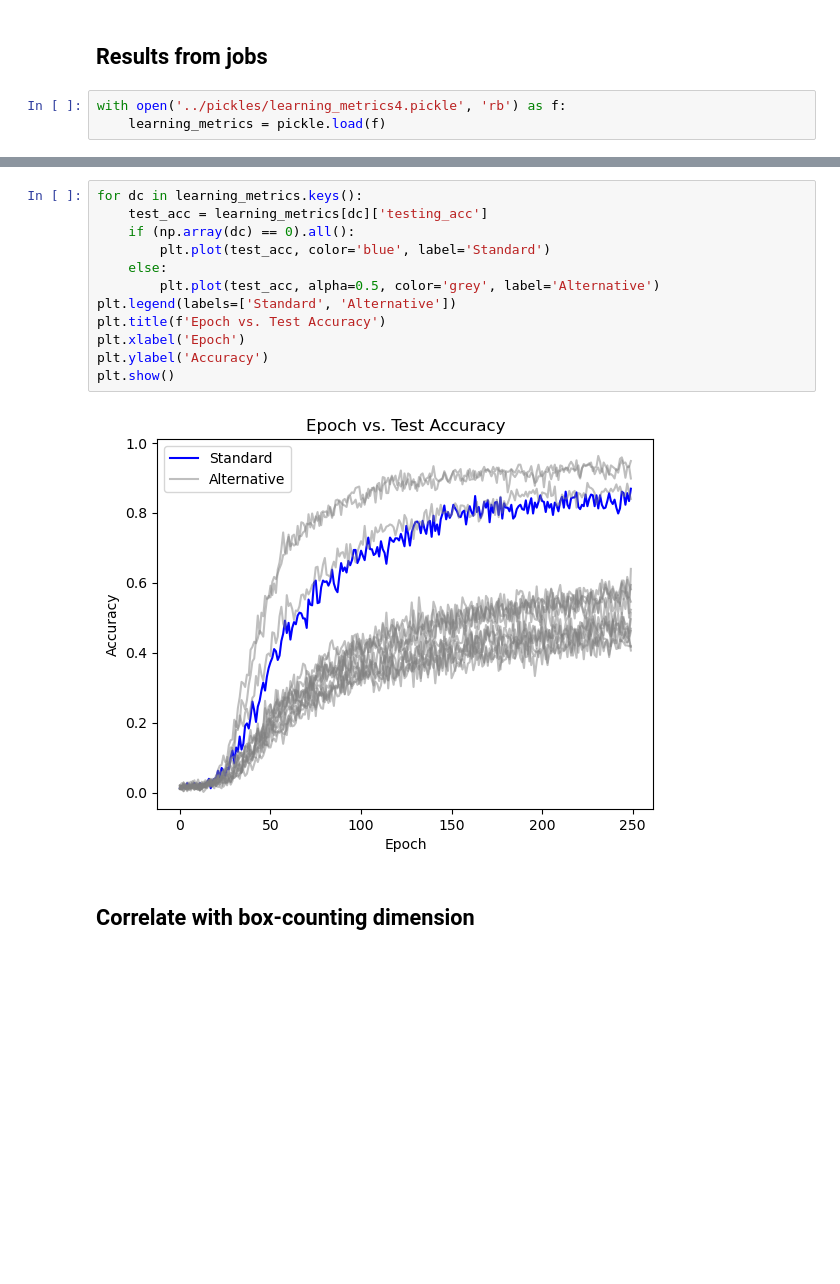
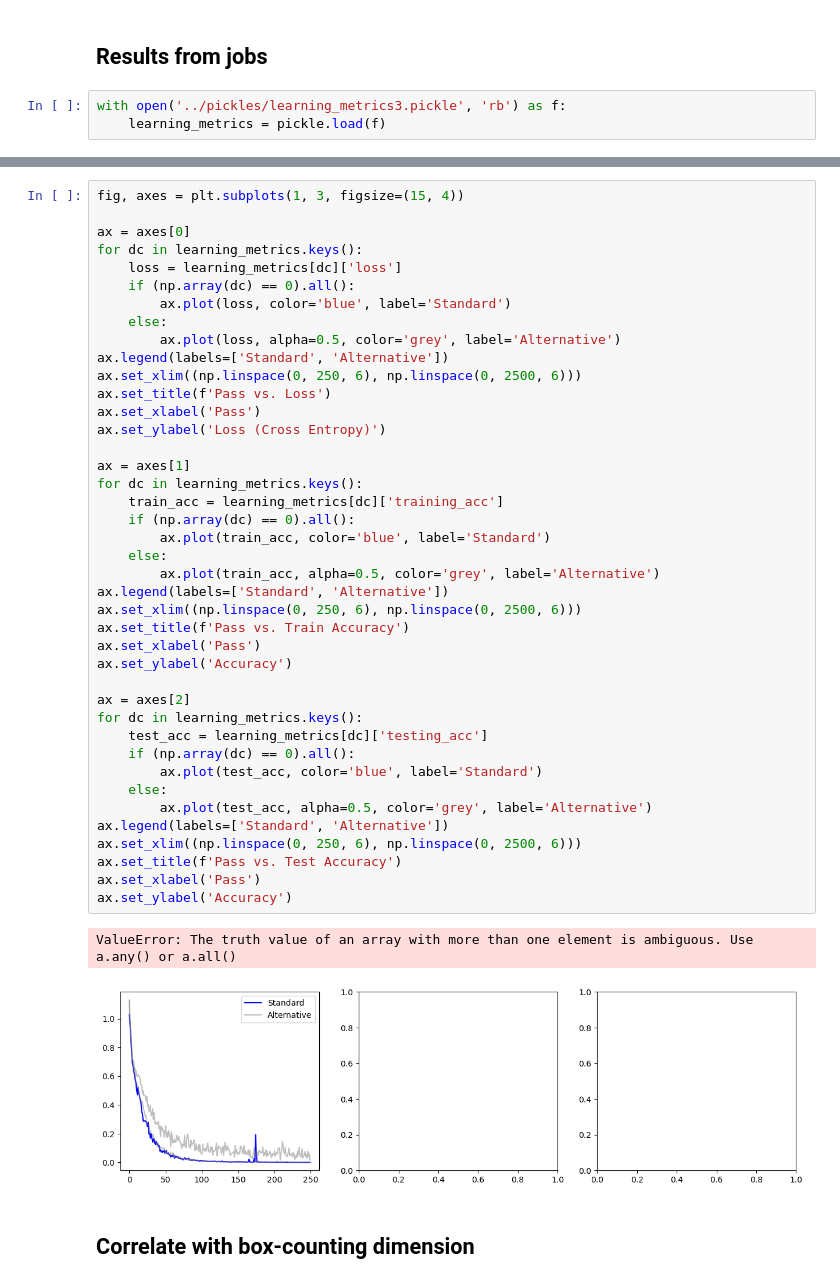
Before and after one commit to cutterdawes/BaseAddition, a Jupyter notebook: ml/ml.ipynb, the cells around one changed output, grey strips where cells are left out. Cells and saved outputs as stored; diff of their text form; blank space fills up the shorter version.

```diff
--- a/ml/ml.ipynb
+++ b/ml/ml.ipynb
@@ -63,5 +63,5 @@ loss = 0.047138, training_acc = 0.981, testing_acc = 0.833
 # %% [markdown]
 ## Results from jobs
 # %%
-with open('../pickles/learning_metrics4.pickle', 'rb') as f:
+with open('../pickles/learning_metrics3.pickle', 'rb') as f:
     learning_metrics = pickle.load(f)
@@ -96,16 +68,46 @@ plt.show()
-# %%
-for dc in learning_metrics.keys():
-    test_acc = learning_metrics[dc]['testing_acc']
-    if (np.array(dc) == 0).all():
-        plt.plot(test_acc, color='blue', label='Standard')
-    else:
-        plt.plot(test_acc, alpha=0.5, color='grey', label='Alternative')
-plt.legend(labels=['Standard', 'Alternative'])
-plt.title(f'Epoch vs. Test Accuracy')
-plt.xlabel('Epoch')
-plt.ylabel('Accuracy')
-plt.show()
-# %% [output]
-[figure, removed]
+# %%
+fig, axes = plt.subplots(1, 3, figsize=(15, 4))
+
+ax = axes[0]
+for dc in learning_metrics.keys():
+    loss = learning_metrics[dc]['loss']
+    if (np.array(dc) == 0).all():
+        ax.plot(loss, color='blue', label='Standard')
+    else:
+        ax.plot(loss, alpha=0.5, color='grey', label='Alternative')
+ax.legend(labels=['Standard', 'Alternative'])
+ax.set_xlim((np.linspace(0, 250, 6), np.linspace(0, 2500, 6)))
+ax.set_title(f'Pass vs. Loss')
+ax.set_xlabel('Pass')
+ax.set_ylabel('Loss (Cross Entropy)')
+
+ax = axes[1]
+for dc in learning_metrics.keys():
+    train_acc = learning_metrics[dc]['training_acc']
+    if (np.array(dc) == 0).all():
+        ax.plot(train_acc, color='blue', label='Standard')
+    else:
+        ax.plot(train_acc, alpha=0.5, color='grey', label='Alternative')
+ax.legend(labels=['Standard', 'Alternative'])
+ax.set_xlim((np.linspace(0, 250, 6), np.linspace(0, 2500, 6)))
+ax.set_title(f'Pass vs. Train Accuracy')
+ax.set_xlabel('Pass')
+ax.set_ylabel('Accuracy')
+
+ax = axes[2]
+for dc in learning_metrics.keys():
+    test_acc = learning_metrics[dc]['testing_acc']
+    if (np.array(dc) == 0).all():
+        ax.plot(test_acc, color='blue', label='Standard')
+    else:
+        ax.plot(test_acc, alpha=0.5, color='grey', label='Alternative')
+ax.legend(labels=['Standard', 'Alternative'])
+ax.set_xlim((np.linspace(0, 250, 6), np.linspace(0, 2500, 6)))
+ax.set_title(f'Pass vs. Test Accuracy')
+ax.set_xlabel('Pass')
+ax.set_ylabel('Accuracy')
+# %% [output]
+ValueError: The truth value of an array with more than one element is ambiguous. Use a.any() or a.all()
+[figure, added]
 # %% [markdown]
 ## Correlate with box-counting dimension
```
Also changed, not shown: parts of 13 cells of this notebook, 1 other file.
